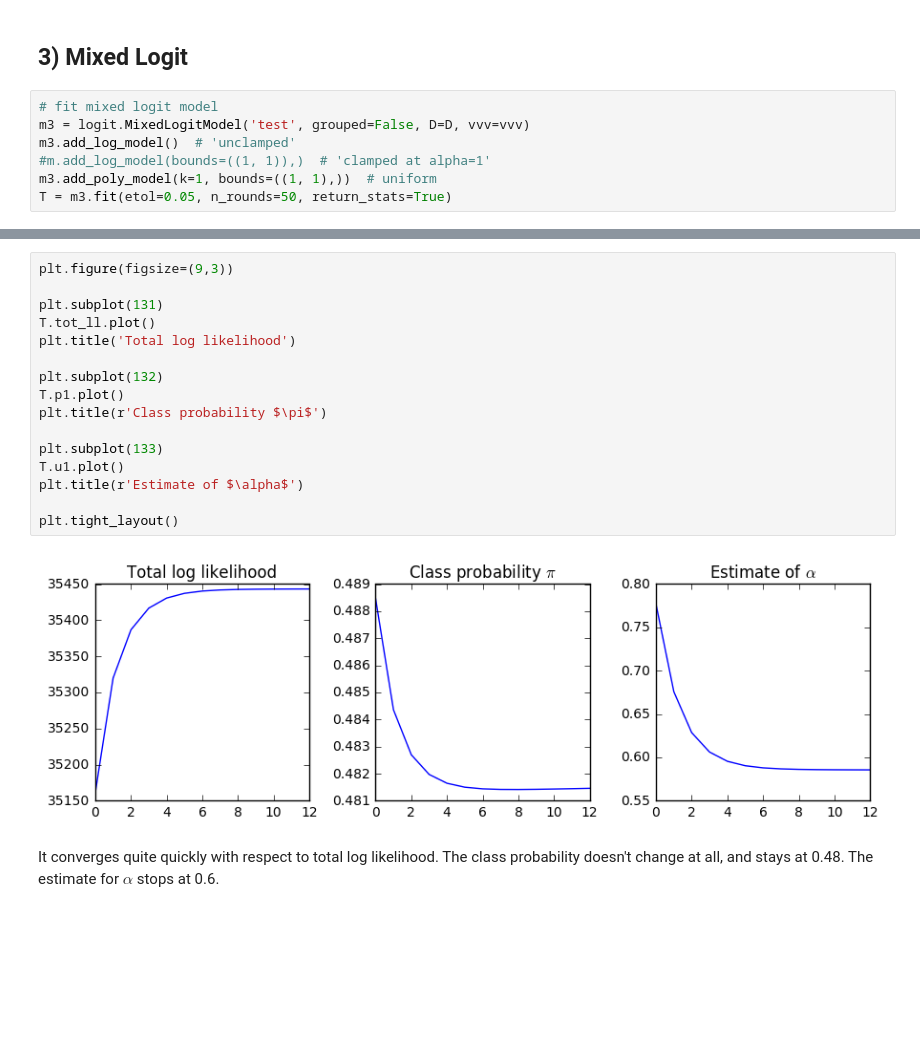
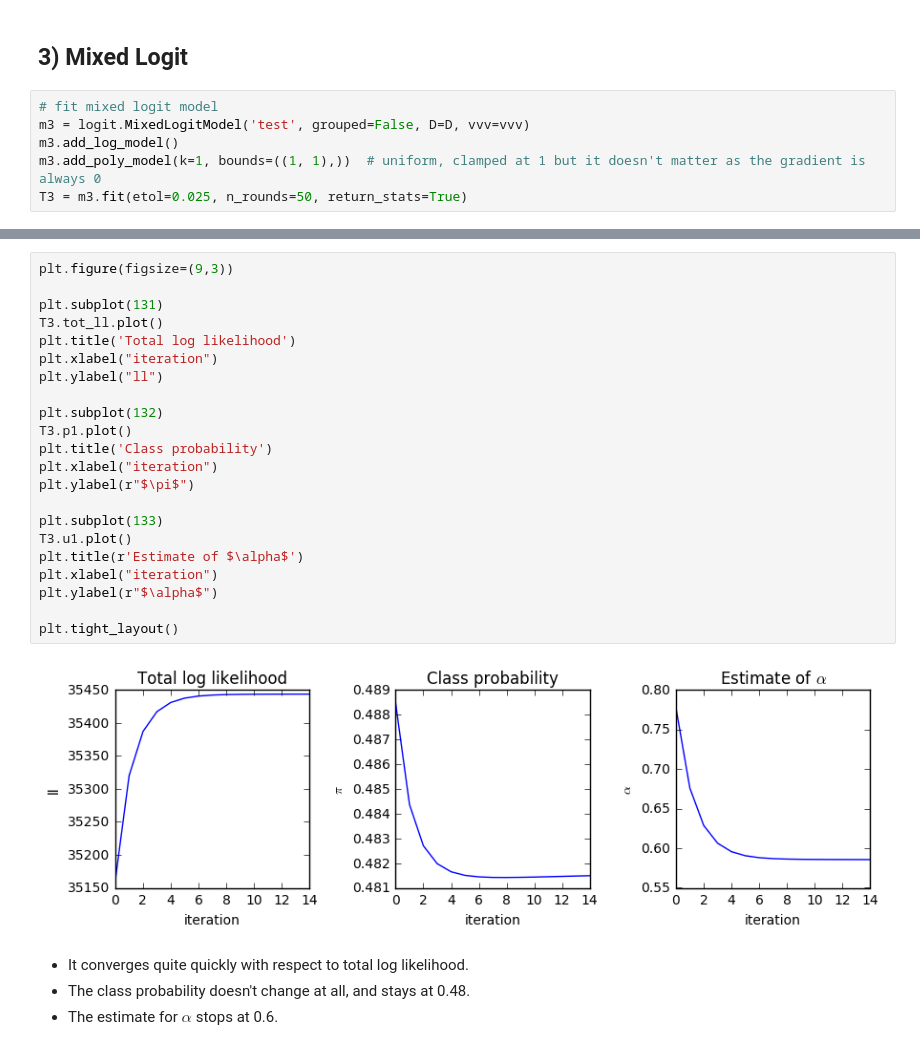
Before and after one commit to janovergoor/choose2grow, a Jupyter notebook: debug_em.ipynb, the cells around one changed output, grey strips where cells are left out. Saved outputs shown, nothing was run; the diff lists cells and outputs as text; blank space fills up the shorter version.

```diff
--- a/debug_em.ipynb
+++ b/debug_em.ipynb
@@ -80,10 +80,9 @@ The fit isn't great as there isn't much data in the higher degree region.
 # %%
 # fit mixed logit model
 m3 = logit.MixedLogitModel('test', grouped=False, D=D, vvv=vvv)
-m3.add_log_model()  # 'unclamped'
-#m.add_log_model(bounds=((1, 1)),)  # 'clamped at alpha=1'
-m3.add_poly_model(k=1, bounds=((1, 1),))  # uniform
-T = m3.fit(etol=0.05, n_rounds=50, return_stats=True)
+m3.add_log_model()
+m3.add_poly_model(k=1, bounds=((1, 1),))  # uniform, clamped at 1 but it doesn't matter as the gradient is always 0
+T3 = m3.fit(etol=0.025, n_rounds=50, return_stats=True)
 # %% [output]
 [test] [  0/ 50]  (1) pi_1=0.488 u_1=0.78 ll_1=16845.23  (2) pi_2=0.512 u_2=1.00 ll_2=18315.83  (*) tot_ll=35161.0589
 [test] [  1/ 50]  (1) pi_1=0.484 u_1=0.68 ll_1=16857.38  (2) pi_2=0.516 u_2=1.00 ll_2=18462.50  (*) tot_ll=35319.8769
@@ -102,22 +103,28 @@ T = m3.fit(etol=0.05, n_rounds=50, return_stats=True)
 # %%
 plt.figure(figsize=(9,3))
 
 plt.subplot(131)
-T.tot_ll.plot()
+T3.tot_ll.plot()
 plt.title('Total log likelihood')
+plt.xlabel("iteration")
+plt.ylabel("ll")
 
 plt.subplot(132)
-T.p1.plot()
-plt.title(r'Class probability $\pi$')
+T3.p1.plot()
+plt.title('Class probability')
+plt.xlabel("iteration")
+plt.ylabel(r"$\pi$")
 
 plt.subplot(133)
-T.u1.plot()
+T3.u1.plot()
 plt.title(r'Estimate of $\alpha$')
+plt.xlabel("iteration")
+plt.ylabel(r"$\alpha$")
 
 plt.tight_layout()
 # %% [output]
-[figure, old version]
+[figure, new version]
 # %% [markdown]
-It converges quite quickly with respect to total log likelihood.
-The class probability doesn't change at all, and stays at 0.48.
-The estimate for $\alpha$ stops at 0.6.
+* It converges quite quickly with respect to total log likelihood.
+* The class probability doesn't change at all, and stays at 0.48.
+* The estimate for $\alpha$ stops at 0.6.
```
Also changed, not shown: parts of 5 cells of this notebook.
